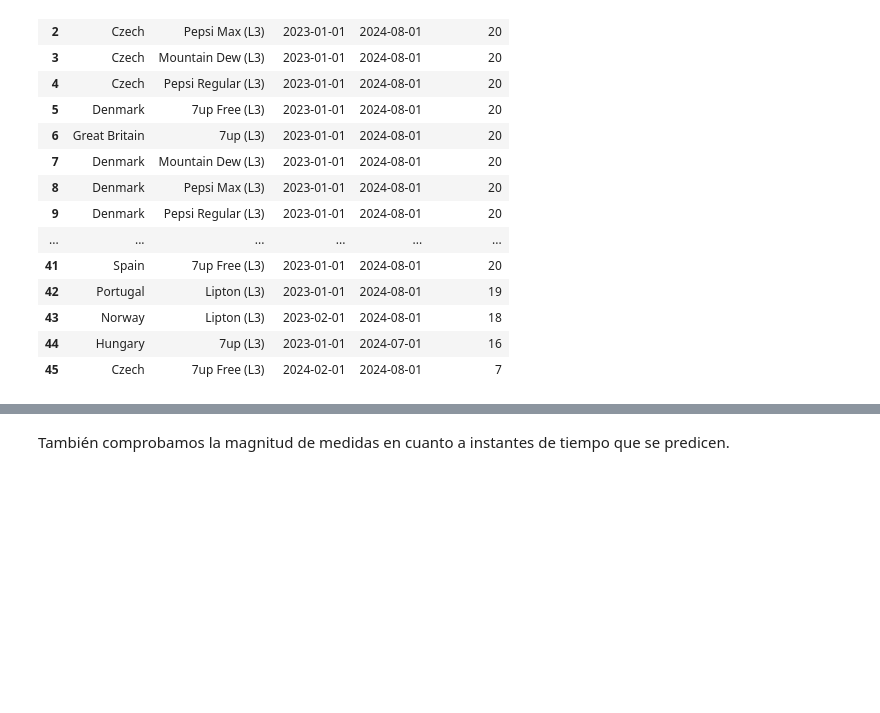
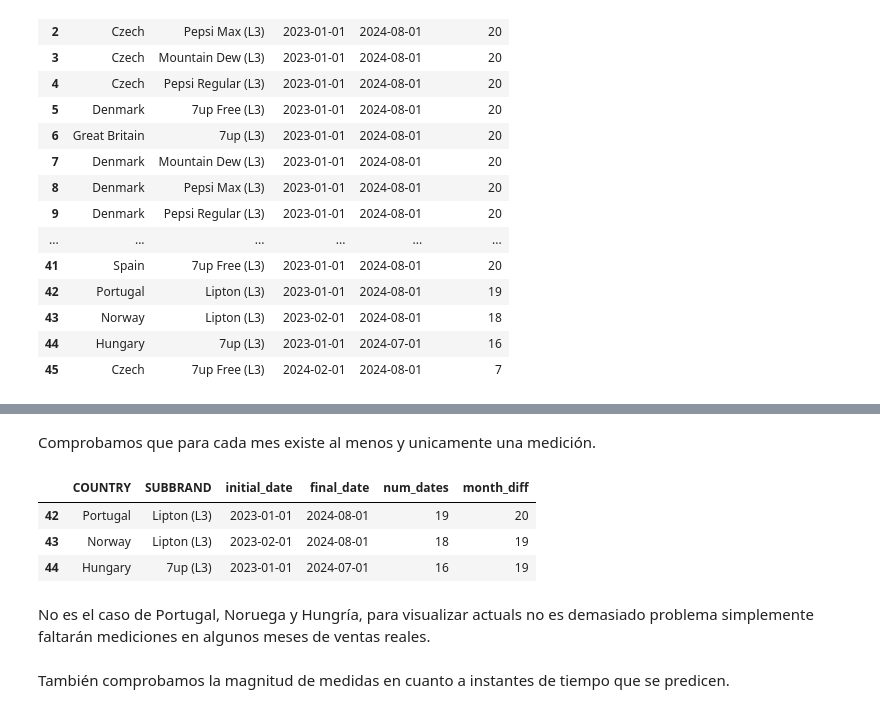
Before and after one commit to Alf-caput/data-visualization, a Jupyter notebook: ejercicios-clase/ejercicio3.ipynb, the cells around one changed output, grey strips where cells are left out. Saved outputs shown, nothing was run; the diff lists cells and outputs as text; code cells hidden in the pictures; blank space fills up the shorter version.

```diff
--- a/ejercicios-clase/ejercicio3.ipynb
+++ b/ejercicios-clase/ejercicio3.ipynb
@@ -283,3 +274,15 @@ actuals_dates_registered
+# %% [markdown]
+Comprobamos que para cada mes existe al menos y unicamente una medición.
+# %%
+inconsistent_actuals_mask = actuals_dates_registered["num_dates"] != actuals_dates_registered["month_diff"]
+actuals_dates_registered.loc[inconsistent_actuals_mask, :]
+# %% [output]
+|  | COUNTRY | SUBBRAND | initial_date | final_date | num_dates | month_diff |
+| 42 | Portugal | Lipton (L3) | 2023-01-01 | 2024-08-01 | 19 | 20 |
+| 43 | Norway | Lipton (L3) | 2023-02-01 | 2024-08-01 | 18 | 19 |
+| 44 | Hungary | 7up (L3) | 2023-01-01 | 2024-07-01 | 16 | 19 |
+# %% [markdown]
+No es el caso de Portugal, Noruega y Hungría, para visualizar actuals no es demasiado problema simplemente faltarán mediciones en algunos meses de ventas reales.
 # %% [markdown]
 También comprobamos la magnitud de medidas en cuanto a instantes de tiempo que se predicen.
 # %%
```
Also changed, not shown: parts of 2 cells of this notebook.
